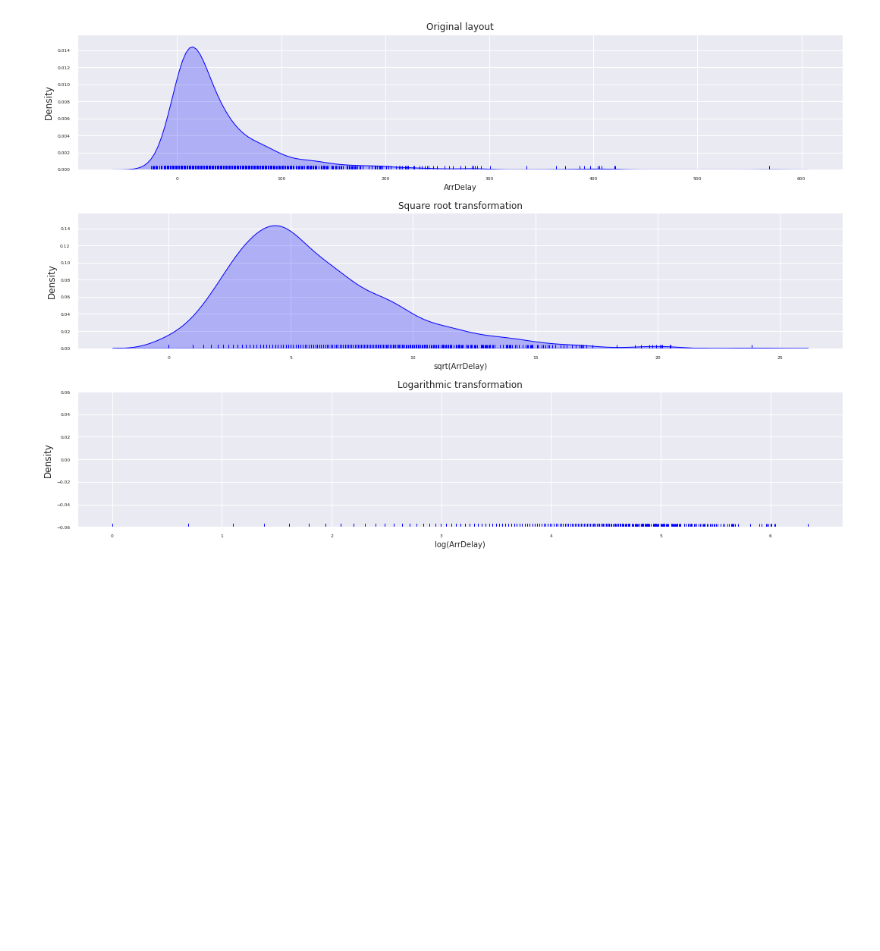
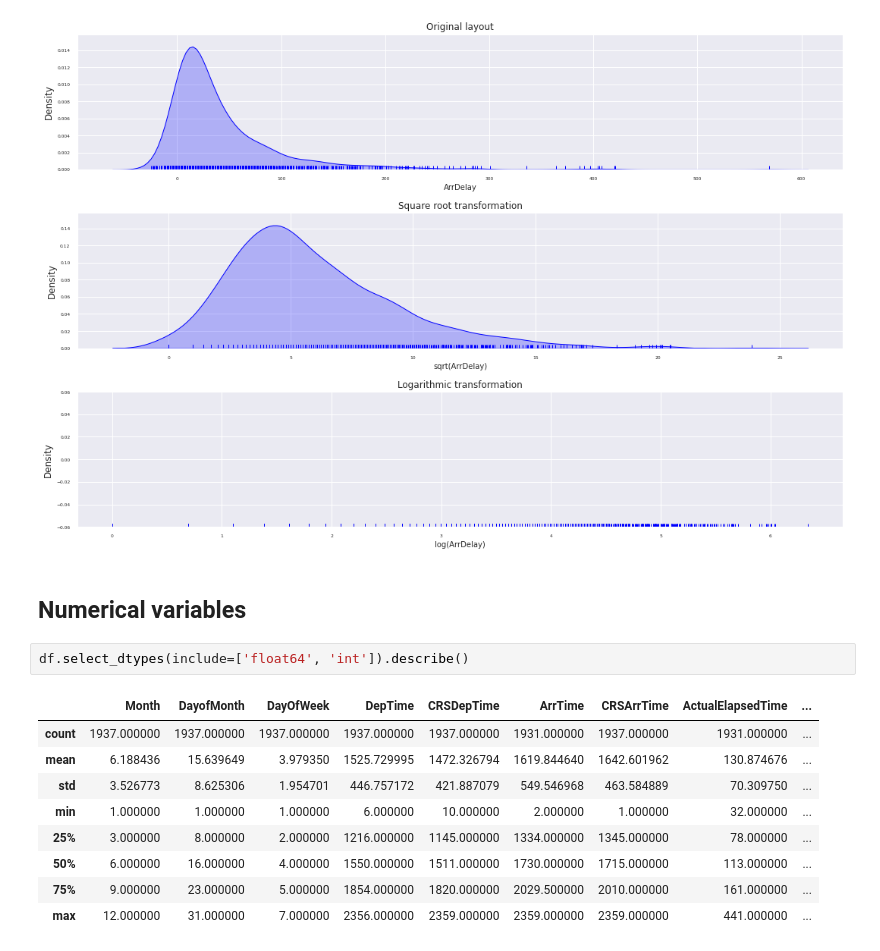
Before and after one commit to jesussantana/Unsupervised-Classification, a Jupyter notebook: notebooks/S15_01_Unsupervised_Classification.ipynb, the cells around one changed output. Cells and saved outputs as stored; diff of their text form; blank space fills up the shorter version.

Commit message:
Numerical variables

```diff
--- a/notebooks/S15_01_Unsupervised_Classification.ipynb
+++ b/notebooks/S15_01_Unsupervised_Classification.ipynb
@@ -259,3 +259,17 @@ plt.savefig("../reports/figures/Distribution_Response_Variable.png")
 [interactive output not drawn]
 [interactive output not drawn]
 [figure]
+# %% [markdown]
+## Numerical variables
+# %%
+df.select_dtypes(include=['float64', 'int']).describe()
+# %% [output]
+|  | Month | DayofMonth | DayOfWeek | DepTime | CRSDepTime | ArrTime | CRSArrTime | ActualElapsedTime | ... |
+| count | 1937.000000 | 1937.000000 | 1937.000000 | 1937.000000 | 1937.000000 | 1931.000000 | 1937.000000 | 1931.000000 | ... |
+| mean | 6.188436 | 15.639649 | 3.979350 | 1525.729995 | 1472.326794 | 1619.844640 | 1642.601962 | 130.874676 | ... |
+| std | 3.526773 | 8.625306 | 1.954701 | 446.757172 | 421.887079 | 549.546968 | 463.584889 | 70.309750 | ... |
+| min | 1.000000 | 1.000000 | 1.000000 | 6.000000 | 10.000000 | 2.000000 | 1.000000 | 32.000000 | ... |
+| 25% | 3.000000 | 8.000000 | 2.000000 | 1216.000000 | 1145.000000 | 1334.000000 | 1345.000000 | 78.000000 | ... |
+| 50% | 6.000000 | 16.000000 | 4.000000 | 1550.000000 | 1511.000000 | 1730.000000 | 1715.000000 | 113.000000 | ... |
+| 75% | 9.000000 | 23.000000 | 5.000000 | 1854.000000 | 1820.000000 | 2029.500000 | 2010.000000 | 161.000000 | ... |
+| max | 12.000000 | 31.000000 | 7.000000 | 2356.000000 | 2359.000000 | 2359.000000 | 2359.000000 | 441.000000 | ... |
```
Also changed, not shown: parts of 3 cells of this notebook, 1 other file.
